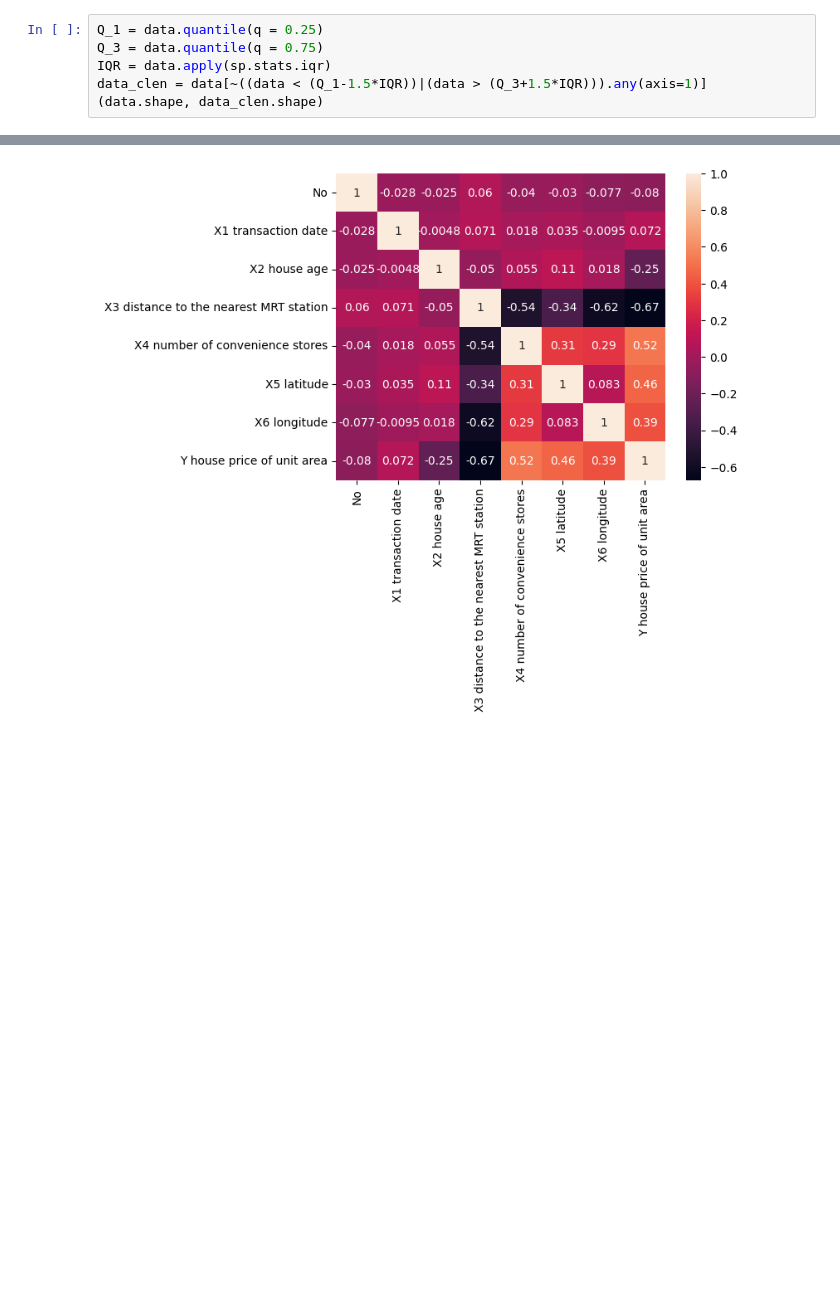
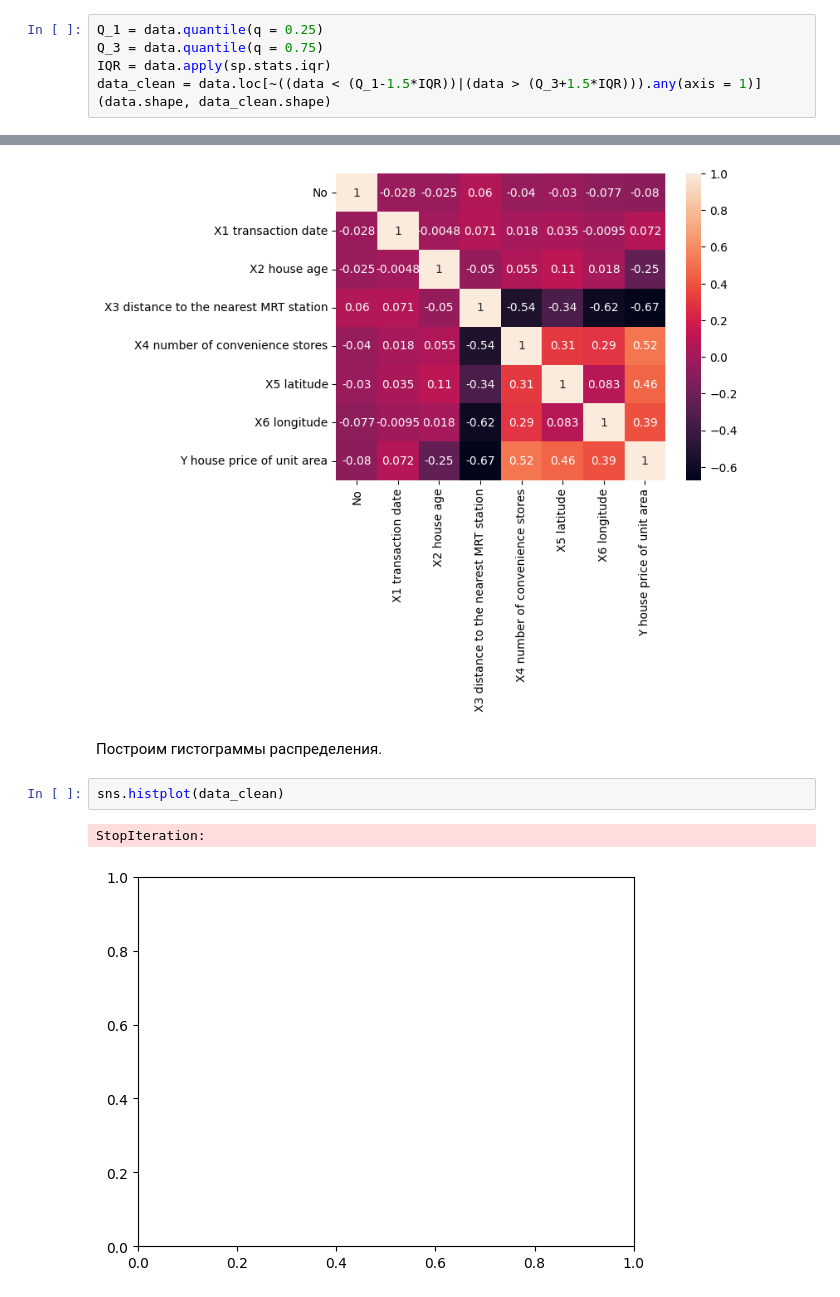
Before and after one commit to TonyRomanovskiy/DS3onl, a Jupyter notebook: Бруцкий-Стемпковский Николай/ДЗ_08_Бруцкий-Стемпковский/data_processing.ipynb, the cells around one changed output, grey strips where cells are left out. Drawn from its saved outputs; the diff is of its cells as text; blank space fills up the shorter version.

```diff
--- a/Бруцкий-Стемпковский Николай/ДЗ_08_Бруцкий-Стемпковский/data_processing.ipynb
+++ b/Бруцкий-Стемпковский Николай/ДЗ_08_Бруцкий-Стемпковский/data_processing.ipynb
@@ -100,7 +102,7 @@ data.boxplot();
 Q_1 = data.quantile(q = 0.25)
 Q_3 = data.quantile(q = 0.75)
 IQR = data.apply(sp.stats.iqr)
-data_clen = data[~((data < (Q_1-1.5*IQR))|(data > (Q_3+1.5*IQR))).any(axis=1)]
-(data.shape, data_clen.shape)
+data_clean = data.loc[~((data < (Q_1-1.5*IQR))|(data > (Q_3+1.5*IQR))).any(axis = 1)]
+(data.shape, data_clean.shape)
 # %% [output]
 ((414, 8), (371, 8))
@@ -125,3 +151,10 @@ corr_matrix
 sns.heatmap(corr_matrix, annot=True);
 # %% [output]
 [figure]
+# %% [markdown]
+Построим гистограммы распределения.
+# %%
+sns.histplot(data_clean)
+# %% [output]
+StopIteration:
+[figure, added]
```
Also changed, not shown: parts of 6 cells of this notebook.
